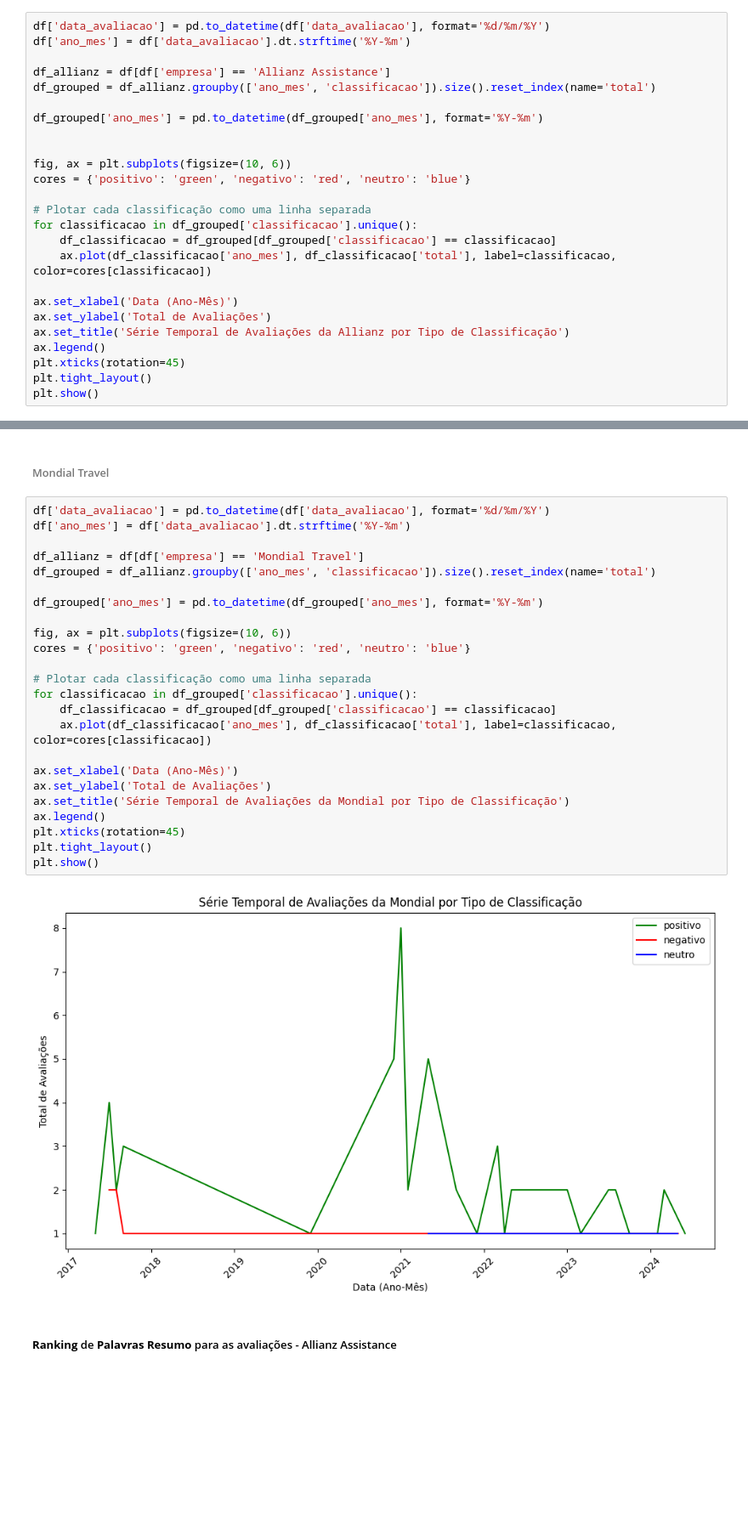
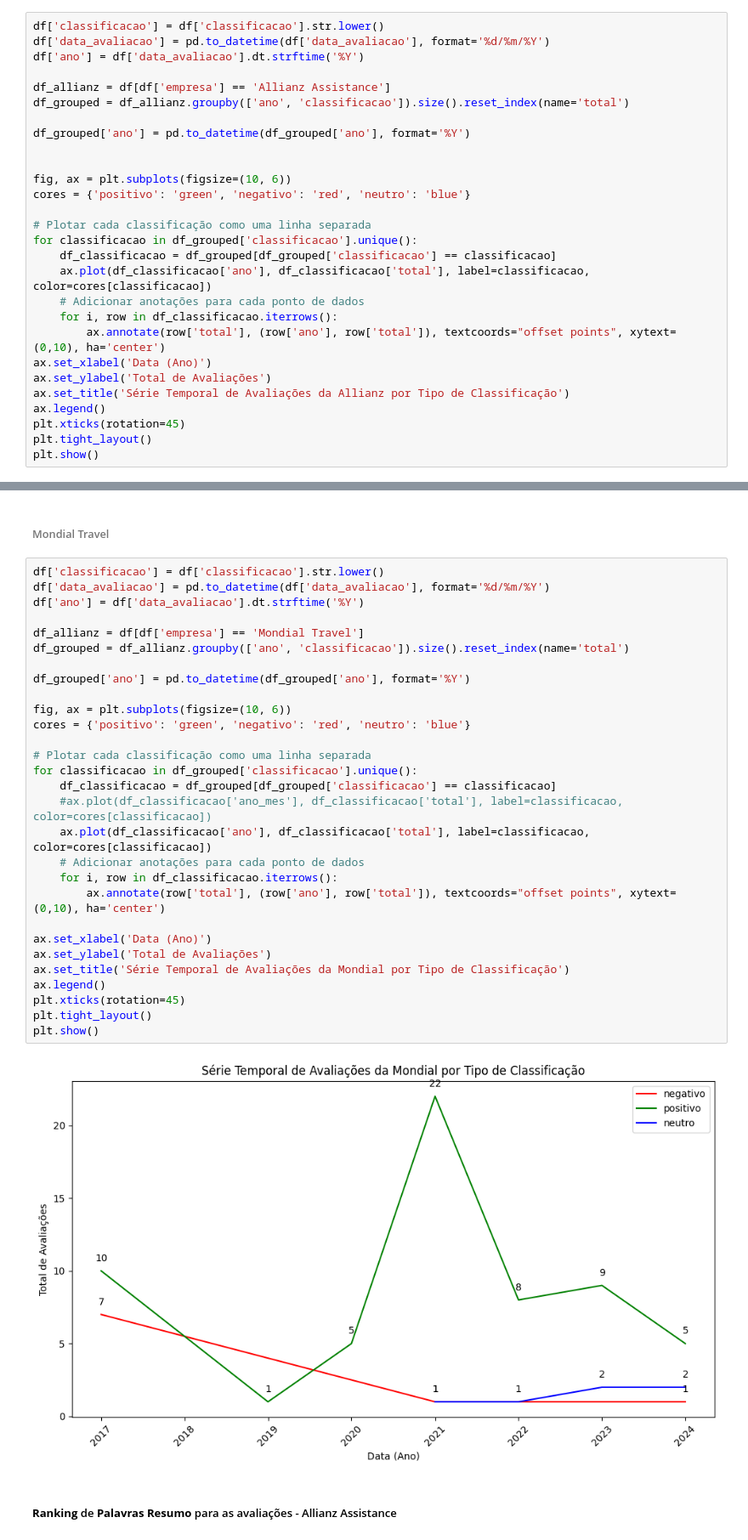
Before and after one commit to luanSaid/analise-sentimentos-gpt, a Jupyter notebook: P2_Luan_Said.ipynb, the cells around one changed output, grey strips where cells are left out. Shown at 85% size. Cells and saved outputs as stored; diff of their text form; blank space fills up the shorter version.

```diff
--- a/P2_Luan_Said.ipynb
+++ b/P2_Luan_Said.ipynb
@@ -320,13 +319,14 @@ plt.show()
 # %% [markdown]
 ######  Allianz Assistance
 # %%
+df['classificacao'] = df['classificacao'].str.lower()
 df['data_avaliacao'] = pd.to_datetime(df['data_avaliacao'], format='%d/%m/%Y')
-df['ano_mes'] = df['data_avaliacao'].dt.strftime('%Y-%m')
+df['ano'] = df['data_avaliacao'].dt.strftime('%Y')
 
 df_allianz = df[df['empresa'] == 'Allianz Assistance']
-df_grouped = df_allianz.groupby(['ano_mes', 'classificacao']).size().reset_index(name='total')
+df_grouped = df_allianz.groupby(['ano', 'classificacao']).size().reset_index(name='total')
 
-df_grouped['ano_mes'] = pd.to_datetime(df_grouped['ano_mes'], format='%Y-%m')
+df_grouped['ano'] = pd.to_datetime(df_grouped['ano'], format='%Y')
 
 
 fig, ax = plt.subplots(figsize=(10, 6))
@@ -335,9 +335,11 @@ cores = {'positivo': 'green', 'negativo': 'red', 'neutro': 'blue'}
 # Plotar cada classificação como uma linha separada
 for classificacao in df_grouped['classificacao'].unique():
     df_classificacao = df_grouped[df_grouped['classificacao'] == classificacao]
-    ax.plot(df_classificacao['ano_mes'], df_classificacao['total'], label=classificacao, color=cores[classificacao])
-
-ax.set_xlabel('Data (Ano-Mês)')
+    ax.plot(df_classificacao['ano'], df_classificacao['total'], label=classificacao, color=cores[classificacao])
+    # Adicionar anotações para cada ponto de dados
+    for i, row in df_classificacao.iterrows():
+        ax.annotate(row['total'], (row['ano'], row['total']), textcoords="offset points", xytext=(0,10), ha='center')
+ax.set_xlabel('Data (Ano)')
 ax.set_ylabel('Total de Avaliações')
 ax.set_title('Série Temporal de Avaliações da Allianz por Tipo de Classificação')
 ax.legend()
@@ -349,31 +351,36 @@ plt.show()
 # %% [markdown]
 ###### Mondial Travel
 # %%
+df['classificacao'] = df['classificacao'].str.lower()
 df['data_avaliacao'] = pd.to_datetime(df['data_avaliacao'], format='%d/%m/%Y')
-df['ano_mes'] = df['data_avaliacao'].dt.strftime('%Y-%m')
+df['ano'] = df['data_avaliacao'].dt.strftime('%Y')
 
 df_allianz = df[df['empresa'] == 'Mondial Travel']
-df_grouped = df_allianz.groupby(['ano_mes', 'classificacao']).size().reset_index(name='total')
+df_grouped = df_allianz.groupby(['ano', 'classificacao']).size().reset_index(name='total')
 
-df_grouped['ano_mes'] = pd.to_datetime(df_grouped['ano_mes'], format='%Y-%m')
+df_grouped['ano'] = pd.to_datetime(df_grouped['ano'], format='%Y')
 
 fig, ax = plt.subplots(figsize=(10, 6))
 cores = {'positivo': 'green', 'negativo': 'red', 'neutro': 'blue'}
 
 # Plotar cada classificação como uma linha separada
 for classificacao in df_grouped['classificacao'].unique():
     df_classificacao = df_grouped[df_grouped['classificacao'] == classificacao]
-    ax.plot(df_classificacao['ano_mes'], df_classificacao['total'], label=classificacao, color=cores[classificacao])
+    #ax.plot(df_classificacao['ano_mes'], df_classificacao['total'], label=classificacao, color=cores[classificacao])
+    ax.plot(df_classificacao['ano'], df_classificacao['total'], label=classificacao, color=cores[classificacao])
+    # Adicionar anotações para cada ponto de dados
+    for i, row in df_classificacao.iterrows():
+        ax.annotate(row['total'], (row['ano'], row['total']), textcoords="offset points", xytext=(0,10), ha='center')
 
-ax.set_xlabel('Data (Ano-Mês)')
+ax.set_xlabel('Data (Ano)')
 ax.set_ylabel('Total de Avaliações')
 ax.set_title('Série Temporal de Avaliações da Mondial por Tipo de Classificação')
 ax.legend()
 plt.xticks(rotation=45)
 plt.tight_layout()
 plt.show()
 # %% [output]
-[figure, old version]
+[figure, new version]
 # %% [markdown]
 ##### **Ranking** de **Palavras Resumo** para as avaliações - Allianz Assistance
 # %% [markdown]
```
Also changed, not shown: parts of 2 cells of this notebook.
